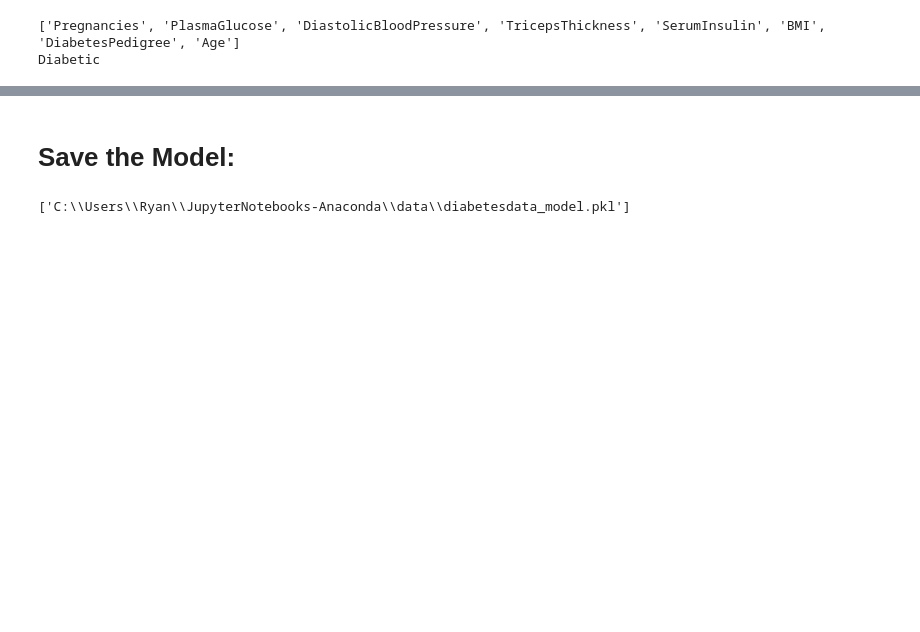
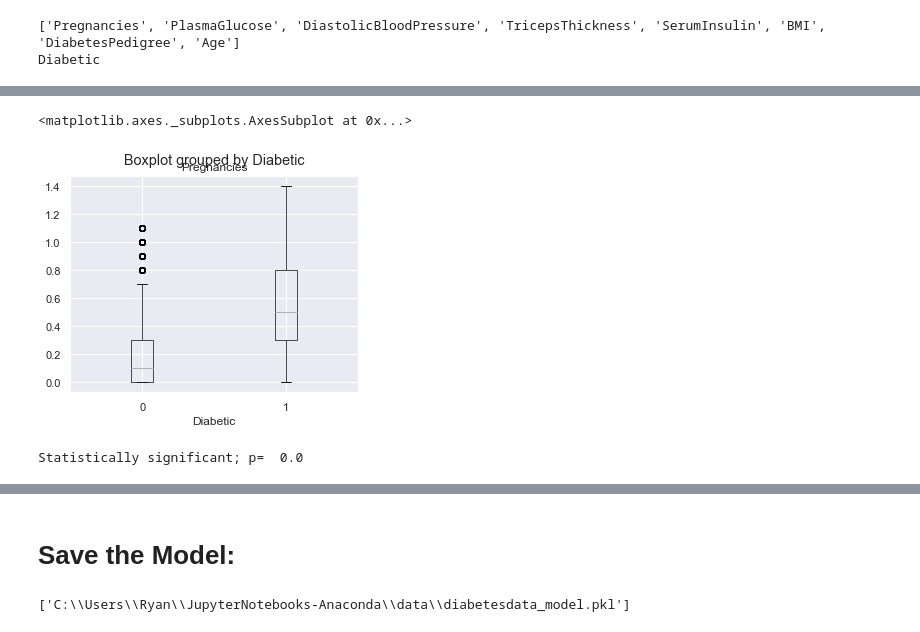
Before and after one commit to RemediosR/DiabetesPrediction, a Jupyter notebook: DiabetesPrediction.ipynb, the cells around one changed output, grey strips where cells are left out. Cells and saved outputs as stored; diff of their text form; code cells hidden in the pictures; blank space fills up the shorter version.

```diff
--- a/DiabetesPrediction.ipynb
+++ b/DiabetesPrediction.ipynb
@@ -681,0 +656,14 @@ for i,v in enumerate(importance):
+# %%
+df.boxplot(column='Pregnancies', by='Diabetic', figsize=(5,4))
+# %% [output]
+<matplotlib.axes._subplots.AxesSubplot at 0x...>
+[figure, added]
+# %%
+# test for statistical significance: A p-value < 0.05 is statistically significant.
+
+T,P = ttest_ind(tempNeg.Pregnancies, tempPos.Pregnancies,
+                      equal_var=True)
+
+print("Statistically significant; p= ", P)
+# %% [output]
+Statistically significant; p=  0.0
```
Also changed, not shown: parts of 57 cells of this notebook.
